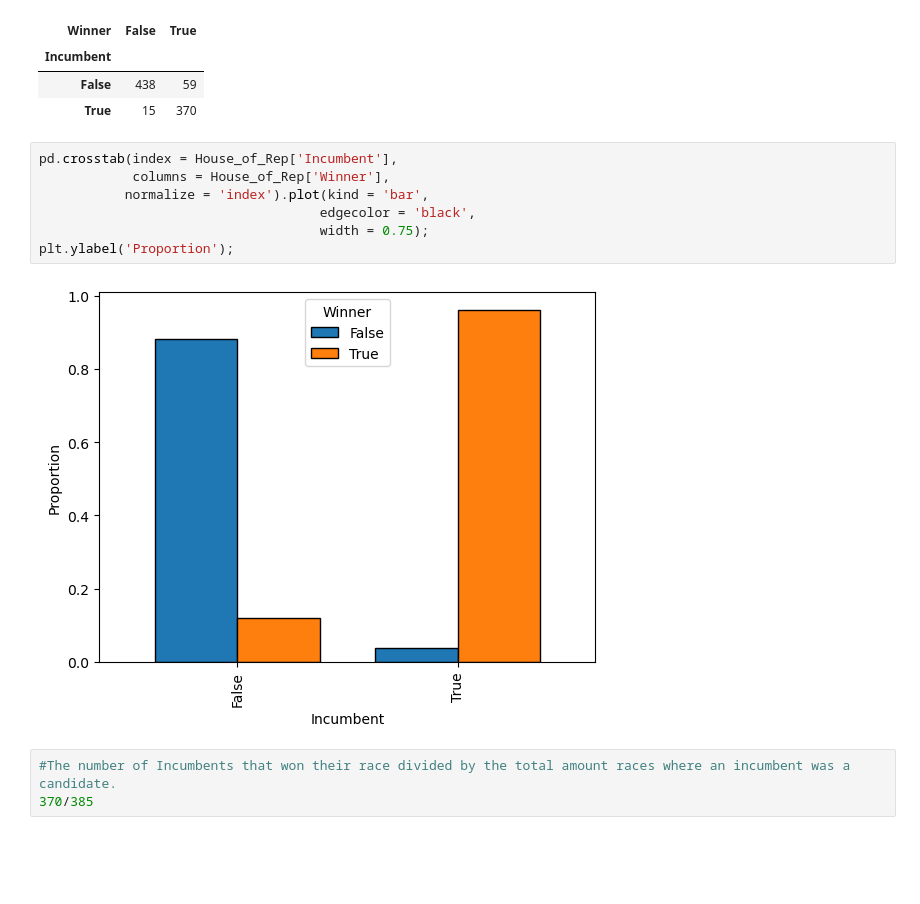
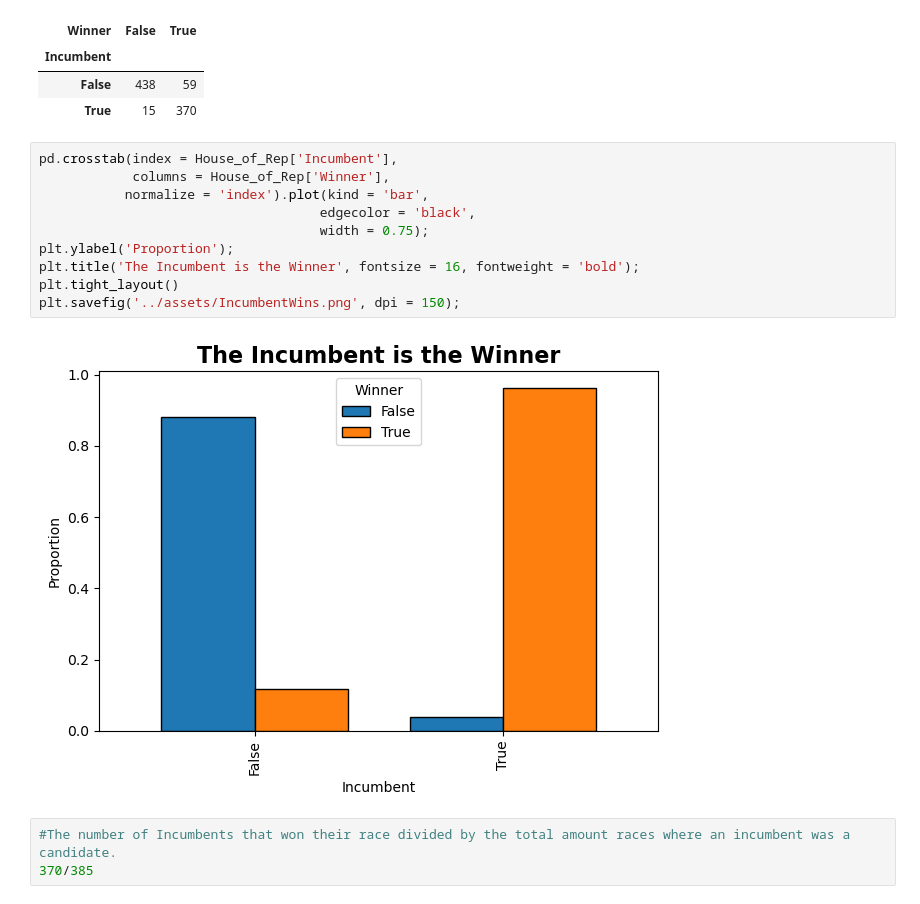
Before and after one commit to KagonDeans/webscraping-open-secrets, a Jupyter notebook: notebooks/HOR_EDA.ipynb, the cells around one changed output. Saved outputs shown, nothing was run; the diff lists cells and outputs as text; blank space fills up the shorter version.

```diff
--- a/notebooks/HOR_EDA.ipynb
+++ b/notebooks/HOR_EDA.ipynb
@@ -179,12 +194,15 @@ Incumbent_winner_crosstab
 # %%
 pd.crosstab(index = House_of_Rep['Incumbent'],
             columns = House_of_Rep['Winner'],
            normalize = 'index').plot(kind = 'bar',
                                     edgecolor = 'black',
                                     width = 0.75);
 plt.ylabel('Proportion');
+plt.title('The Incumbent is the Winner', fontsize = 16, fontweight = 'bold');
+plt.tight_layout()
+plt.savefig('../assets/IncumbentWins.png', dpi = 150);
 # %% [output]
-[figure, old version]
+[figure, new version]
 # %%
 #The number of Incumbents that won their race divided by the total amount races where an incumbent was a candidate.
 370/385
```
Also changed, not shown: parts of 50 cells of this notebook.
